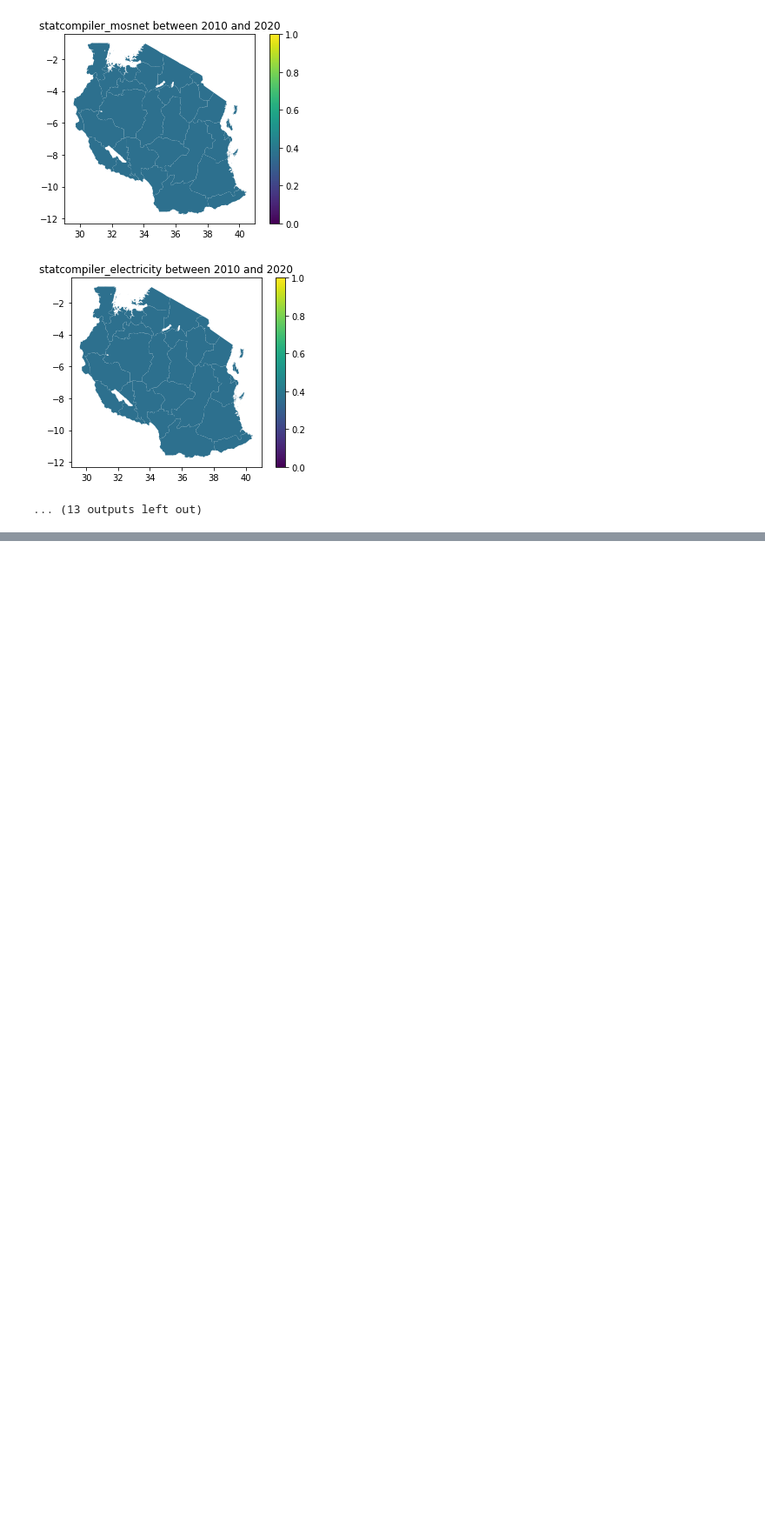
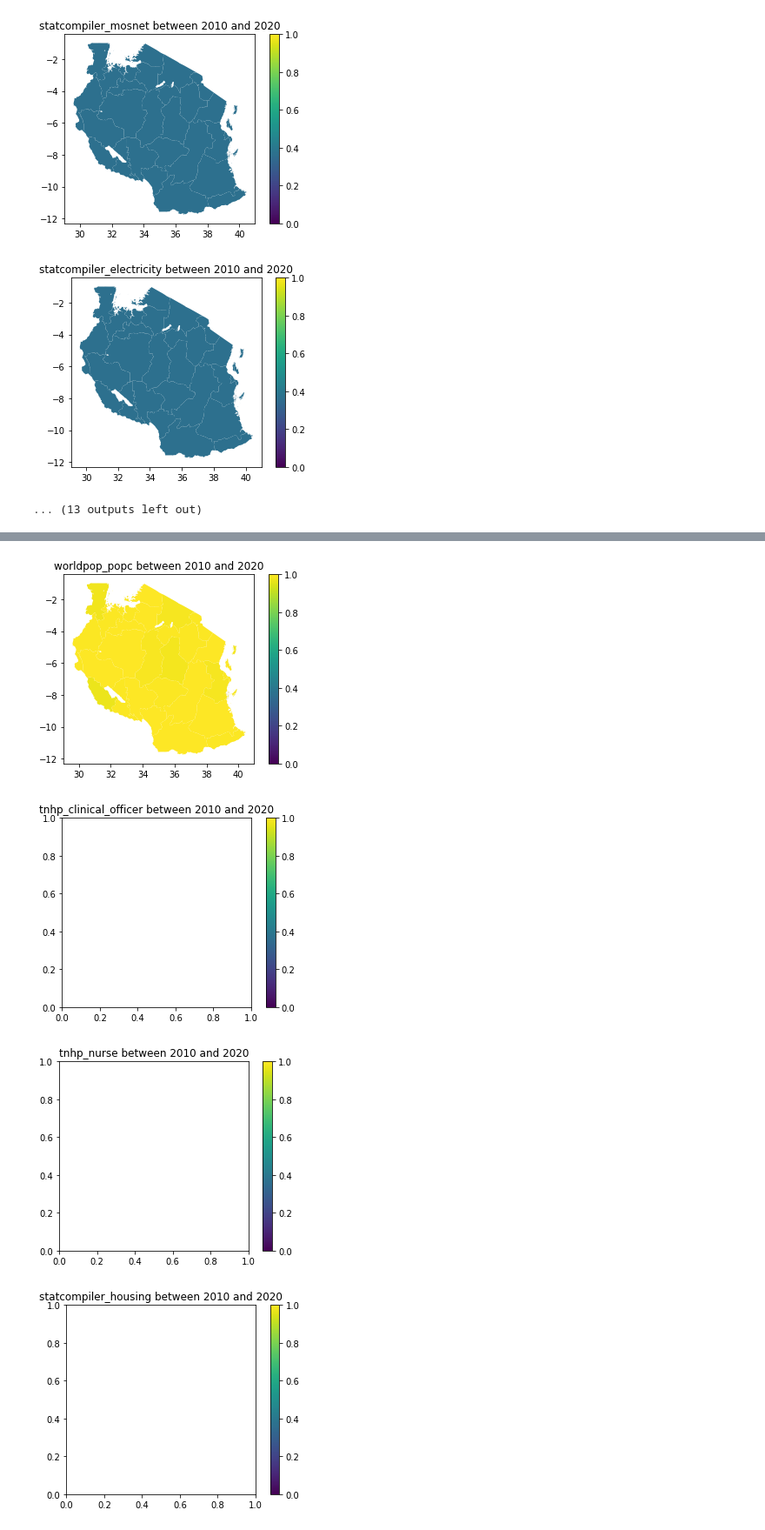
Before and after one commit to MARS-Group-HAW/esida-db, a Jupyter notebook: notebooks/ESIDA DB Data Quality.ipynb, the cells around one changed output, grey strips where cells are left out. Shown at 87% size. Saved outputs shown, nothing was run; the diff lists cells and outputs as text; code cells hidden in the pictures; blank space fills up the shorter version.

```diff
--- a/notebooks/ESIDA DB Data Quality.ipynb
+++ b/notebooks/ESIDA DB Data Quality.ipynb
@@ -157,0 +168,32 @@ for parameter_id in loaded_parameters:
+# %%
+cache = {}
+for parameter_id in loaded_parameters:
+    rows = []
+
+    for name, shape_id in regions_Name2Id.items():
+        if shape_id not in cache:
+            q = {
+                'shape_id': shape_id,
+                'da_spatial': True
+            }
+            d = requests.get(f"{HOST}/api/v1/parameters?{urlencode(q)}", auth=auth).json()
+
+            cache[shape_id] = pd.DataFrame(d['data'])
+        dfx = cache[shape_id]
+        row = {
+            'id': shape_id,
+            'value': dfx[dfx['parameter_id'] == parameter_id].reset_index(drop=True).at[0, 'spatial_coverage']
+        }
+        rows.append(row)
+
+    dfxv = pd.DataFrame(rows)
+    gdfxv = regions_gdf.merge(dfxv, on='id')
+
+    gdfxv.plot(column='value',  vmin=0, vmax=1, legend=True)
+    plt.title(f"{parameter_id} between 2010 and 2020")
+    plt.show()
+# %% [output]
+[figure, added]
+[figure, added]
+[figure, added]
+[figure, added]
```
Also changed, not shown: parts of 20 cells of this notebook, 3 other files.
